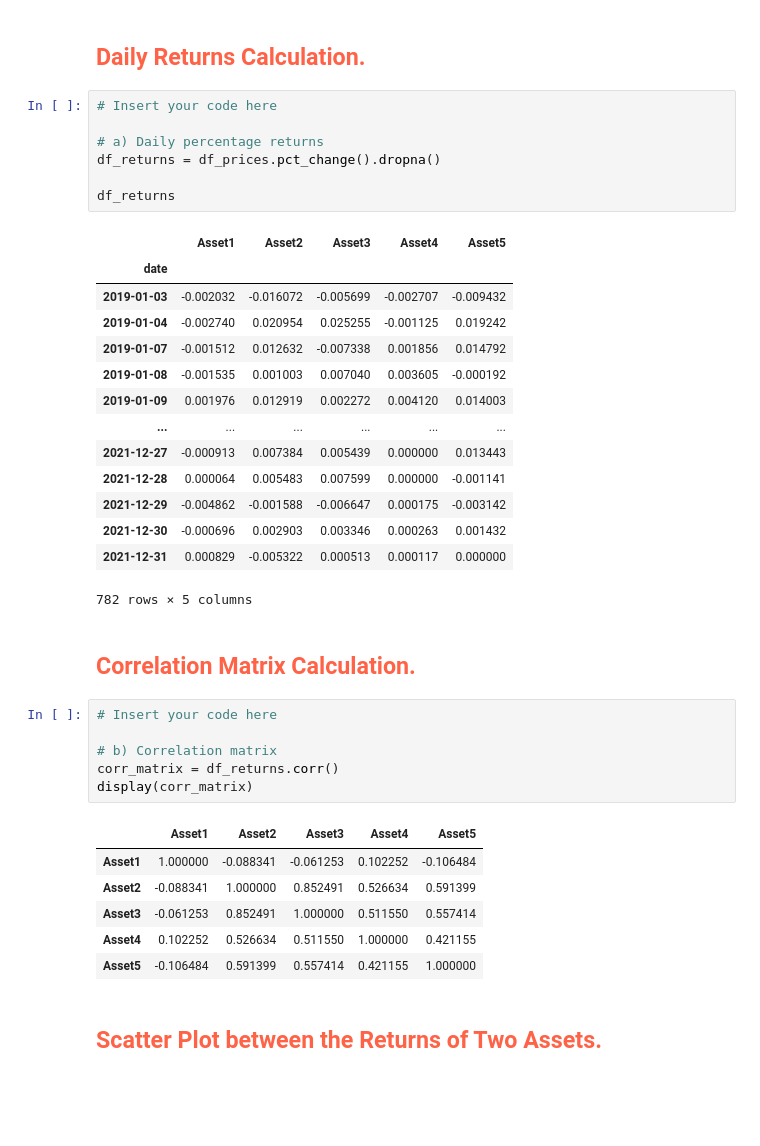
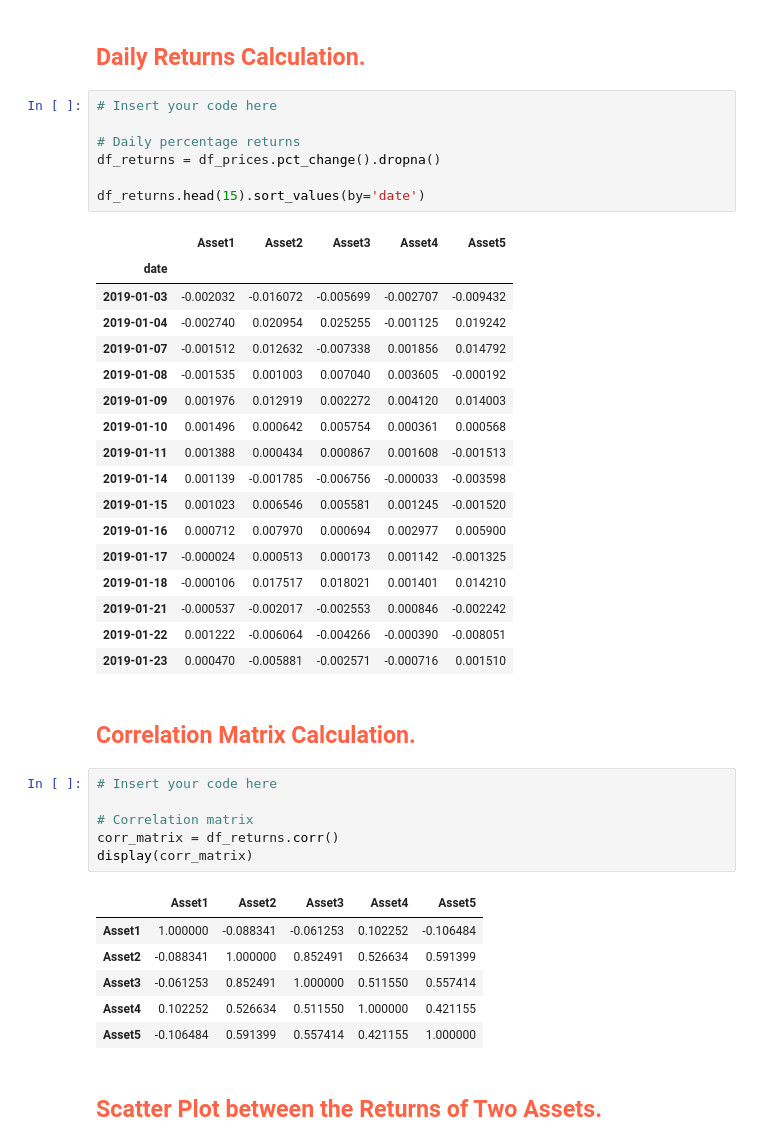
Before and after one commit to luispabloaiello-da/project_portfolio_analysis, a Jupyter notebook: notebooks/Tech-Challenge.ipynb, the cells around one changed output. Drawn from its saved outputs; the diff is of its cells as text; blank space fills up the shorter version.

```diff
--- a/notebooks/Tech-Challenge.ipynb
+++ b/notebooks/Tech-Challenge.ipynb
@@ -155,31 +157,34 @@ You are required to calculate the daily percentage returns for each financial as
 # %%
 # Insert your code here
 
-# a) Daily percentage returns
+# Daily percentage returns
 df_returns = df_prices.pct_change().dropna()
 
-df_returns
+df_returns.head(15).sort_values(by='date')
 # %% [output]
 |  | Asset1 | Asset2 | Asset3 | Asset4 | Asset5 |
 | date |  |  |  |  |  |
 | 2019-01-03 | -0.002032 | -0.016072 | -0.005699 | -0.002707 | -0.009432 |
 | 2019-01-04 | -0.002740 | 0.020954 | 0.025255 | -0.001125 | 0.019242 |
 | 2019-01-07 | -0.001512 | 0.012632 | -0.007338 | 0.001856 | 0.014792 |
 | 2019-01-08 | -0.001535 | 0.001003 | 0.007040 | 0.003605 | -0.000192 |
 | 2019-01-09 | 0.001976 | 0.012919 | 0.002272 | 0.004120 | 0.014003 |
-| ... | ... | ... | ... | ... | ... |
-| 2021-12-27 | -0.000913 | 0.007384 | 0.005439 | 0.000000 | 0.013443 |
-| 2021-12-28 | 0.000064 | 0.005483 | 0.007599 | 0.000000 | -0.001141 |
-| 2021-12-29 | -0.004862 | -0.001588 | -0.006647 | 0.000175 | -0.003142 |
-| 2021-12-30 | -0.000696 | 0.002903 | 0.003346 | 0.000263 | 0.001432 |
-| 2021-12-31 | 0.000829 | -0.005322 | 0.000513 | 0.000117 | 0.000000 |
+| 2019-01-10 | 0.001496 | 0.000642 | 0.005754 | 0.000361 | 0.000568 |
+| 2019-01-11 | 0.001388 | 0.000434 | 0.000867 | 0.001608 | -0.001513 |
+| 2019-01-14 | 0.001139 | -0.001785 | -0.006756 | -0.000033 | -0.003598 |
+| 2019-01-15 | 0.001023 | 0.006546 | 0.005581 | 0.001245 | -0.001520 |
+| 2019-01-16 | 0.000712 | 0.007970 | 0.000694 | 0.002977 | 0.005900 |
+| 2019-01-17 | -0.000024 | 0.000513 | 0.000173 | 0.001142 | -0.001325 |
+| 2019-01-18 | -0.000106 | 0.017517 | 0.018021 | 0.001401 | 0.014210 |
+| 2019-01-21 | -0.000537 | -0.002017 | -0.002553 | 0.000846 | -0.002242 |
+| 2019-01-22 | 0.001222 | -0.006064 | -0.004266 | -0.000390 | -0.008051 |
+| 2019-01-23 | 0.000470 | -0.005881 | -0.002571 | -0.000716 | 0.001510 |
-782 rows × 5 columns
 # %% [markdown]
 <h2 style="color: #FF6347;">Correlation Matrix Calculation.</h2>
 # %%
 # Insert your code here
 
-# b) Correlation matrix
+# Correlation matrix
 corr_matrix = df_returns.corr()
 display(corr_matrix)
 # %% [output]
```
Also changed, not shown: parts of 11 cells of this notebook, 8 other files.
